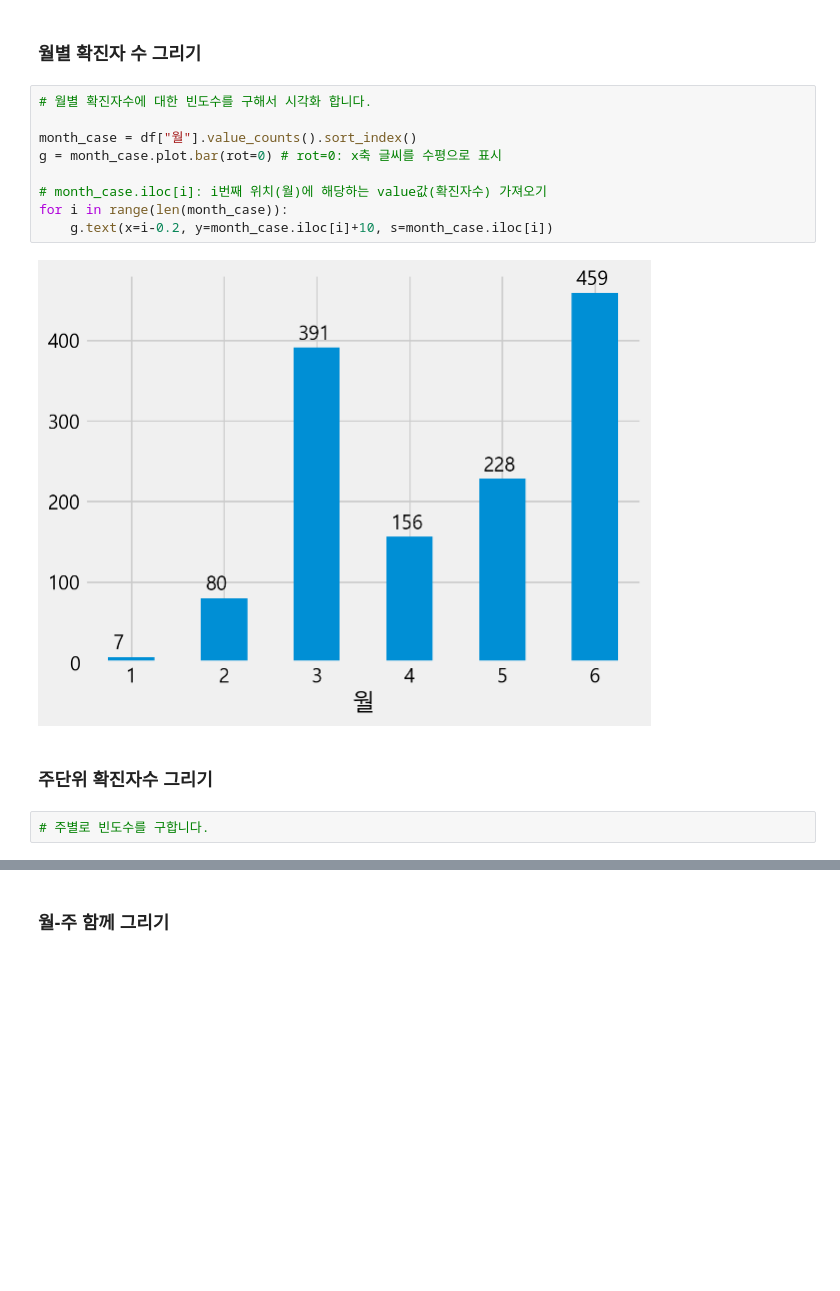
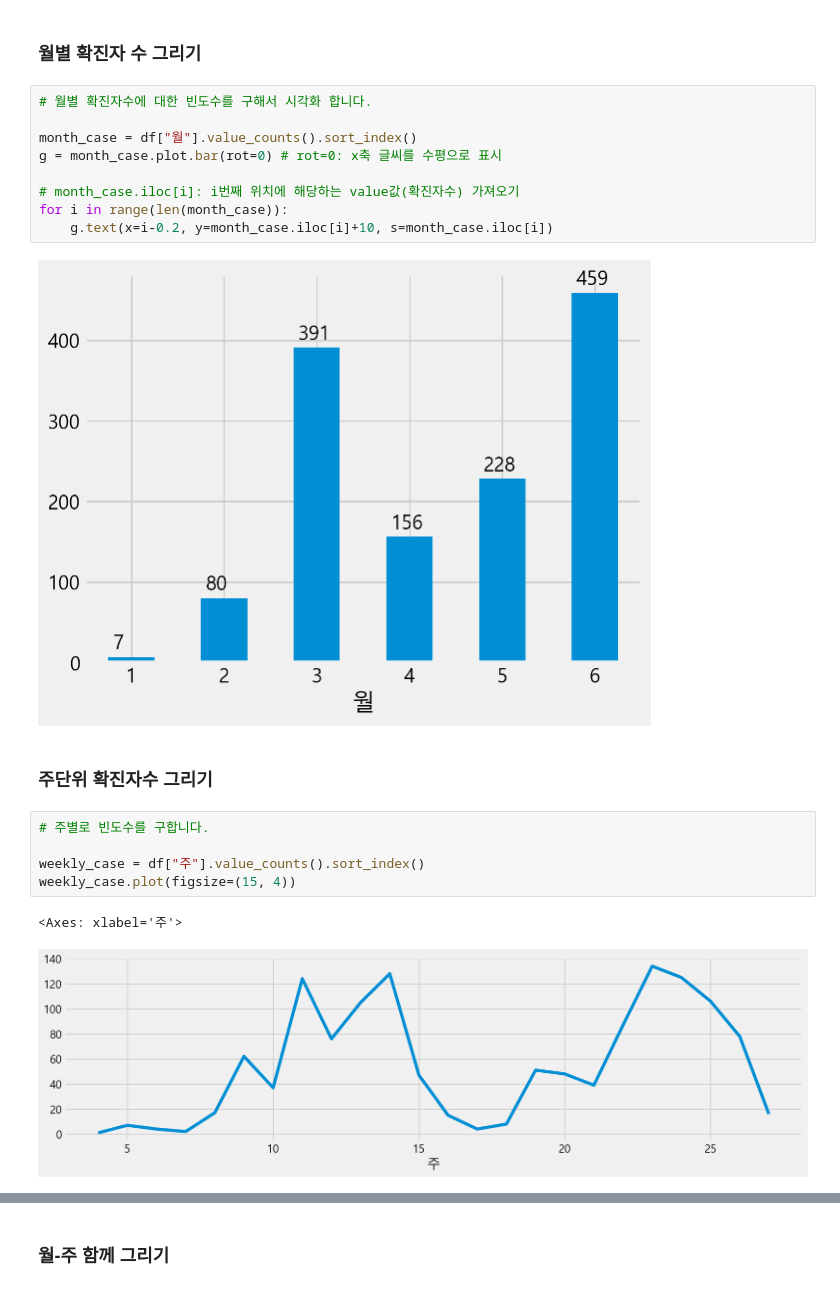
Before and after one commit to nz663633/data-analysis-viz, a Jupyter notebook: seoul-covid-19-02-eda-input.ipynb, the cells around one changed output, grey strips where cells are left out. Drawn from its saved outputs; the diff is of its cells as text; blank space fills up the shorter version.

```diff
--- a/seoul-covid-19-02-eda-input.ipynb
+++ b/seoul-covid-19-02-eda-input.ipynb
@@ -287,14 +287,20 @@ for i in range(50):
 month_case = df["월"].value_counts().sort_index()
 g = month_case.plot.bar(rot=0) # rot=0: x축 글씨를 수평으로 표시
 
-# month_case.iloc[i]: i번째 위치(월)에 해당하는 value값(확진자수) 가져오기
+# month_case.iloc[i]: i번째 위치에 해당하는 value값(확진자수) 가져오기
 for i in range(len(month_case)):
     g.text(x=i-0.2, y=month_case.iloc[i]+10, s=month_case.iloc[i])
 # %% [output]
 [figure]
 # %% [markdown]
 ### 주단위 확진자수 그리기
-# %%
-# 주별로 빈도수를 구합니다.
+# %%
+# 주별로 빈도수를 구합니다.
+
+weekly_case = df["주"].value_counts().sort_index()
+weekly_case.plot(figsize=(15, 4))
+# %% [output]
+<Axes: xlabel='주'>
+[figure, added]
 # %%
 # 주단위 빈도수 막대그래프로 그리기
```
Also changed, not shown: parts of 3 cells of this notebook.
